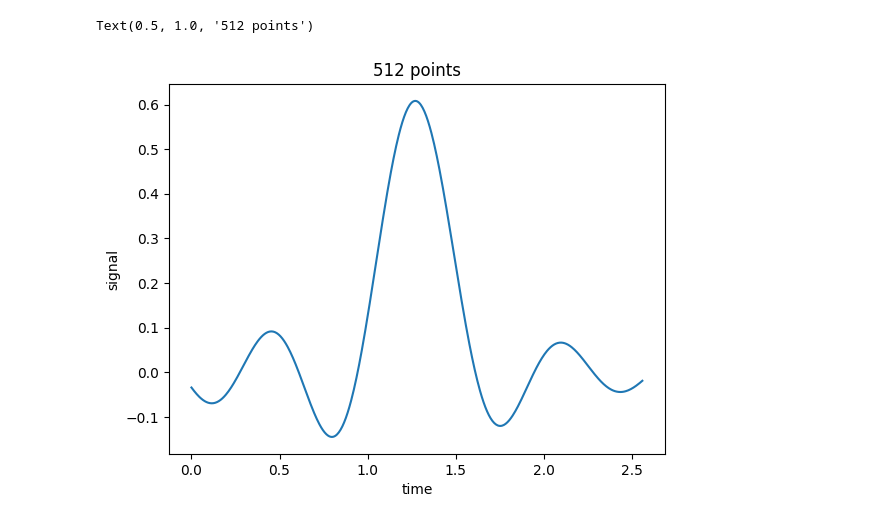
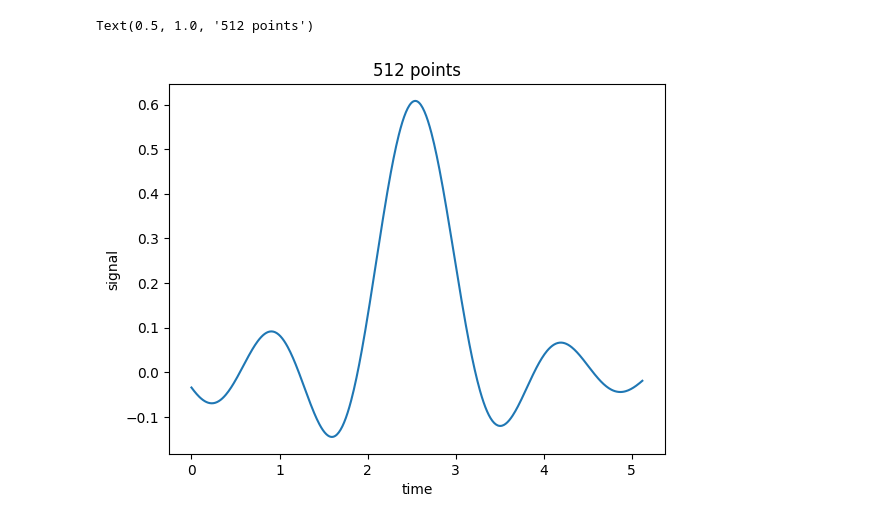
Before and after one commit to chongfengling/MRI-pulse-sequence-optimization, a Jupyter notebook: src/1d_pencil.ipynb, the cells around one changed output. Saved outputs shown, nothing was run; the diff lists cells and outputs as text; code cells hidden in the pictures.

```diff
--- a/src/1d_pencil.ipynb
+++ b/src/1d_pencil.ipynb
@@ -71,10 +79,10 @@ Text(0, 0.5, 'y-axis magnetization')
 # %%
 #extract s(t) during ADC process
 s_t = res_mean[1,:]
-plt.plot(np.linspace(0, time1*delta_t, time2), s_t)
+plt.plot(np.linspace(0, time2*delta_t, time2), s_t)
 plt.xlabel('time')
 plt.ylabel('signal')
 plt.title('512 points')
 # %% [output]
 Text(0.5, 1.0, '512 points')
-[figure, old version]
+[figure, new version]
```
Also changed, not shown: parts of 10 cells of this notebook.
